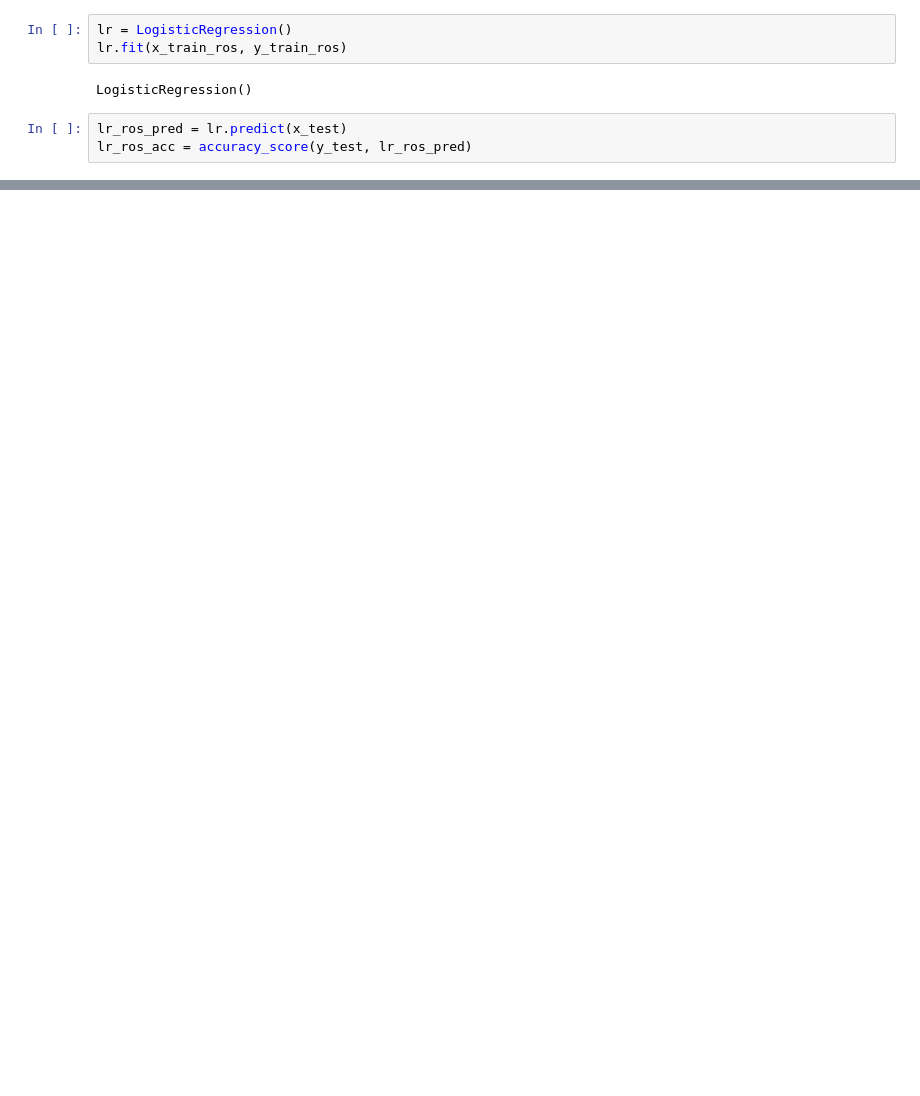
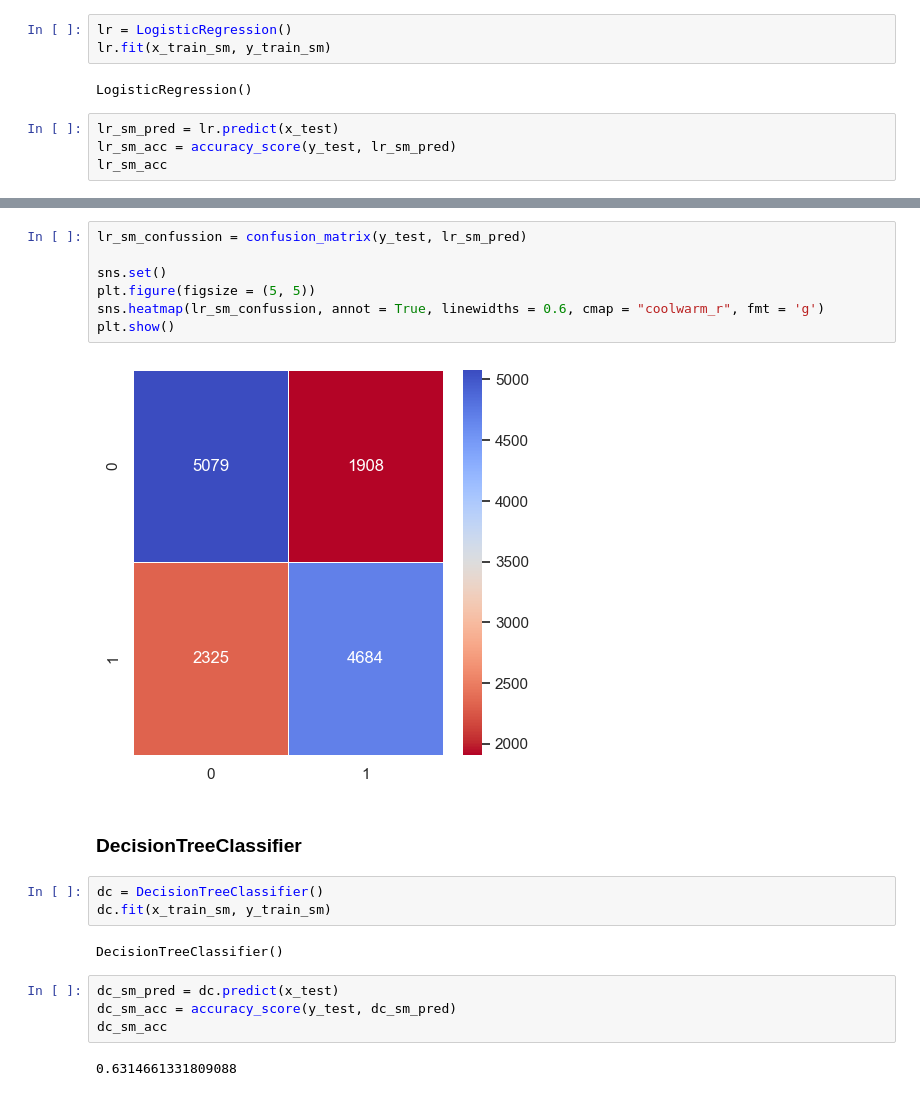
Before and after one commit to pinilDissanayaka/Cardiovascular-Disease-Prediction, a Jupyter notebook: Notebook/Model.ipynb, the cells around one changed output, grey strips where cells are left out. Drawn from its saved outputs; the diff is of its cells as text; blank space fills up the shorter version.

```diff
--- a/Notebook/Model.ipynb
+++ b/Notebook/Model.ipynb
@@ -183,9 +185,10 @@ Name: cardio, dtype: int64
 # %%
 lr = LogisticRegression()
-lr.fit(x_train_ros, y_train_ros)
+lr.fit(x_train_sm, y_train_sm)
 # %% [output]
 LogisticRegression()
 # %%
-lr_ros_pred = lr.predict(x_test)
-lr_ros_acc = accuracy_score(y_test, lr_ros_pred)
+lr_sm_pred = lr.predict(x_test)
+lr_sm_acc = accuracy_score(y_test, lr_sm_pred)
+lr_sm_acc
 # %% [output]
@@ -192,0 +208,22 @@ lr_ros_acc = accuracy_score(y_test, lr_ros_pred)
+# %%
+lr_sm_confussion = confusion_matrix(y_test, lr_sm_pred)
+
+sns.set()
+plt.figure(figsize = (5, 5))
+sns.heatmap(lr_sm_confussion, annot = True, linewidths = 0.6, cmap = "coolwarm_r", fmt = 'g')
+plt.show()
+# %% [output]
+[figure, added]
+# %% [markdown]
+### DecisionTreeClassifier
+# %%
+dc = DecisionTreeClassifier()
+dc.fit(x_train_sm, y_train_sm)
+# %% [output]
+DecisionTreeClassifier()
+# %%
+dc_sm_pred = dc.predict(x_test)
+dc_sm_acc = accuracy_score(y_test, dc_sm_pred)
+dc_sm_acc
+# %% [output]
+0.6314661331809088
```
Also changed, not shown: parts of 22 cells of this notebook.
